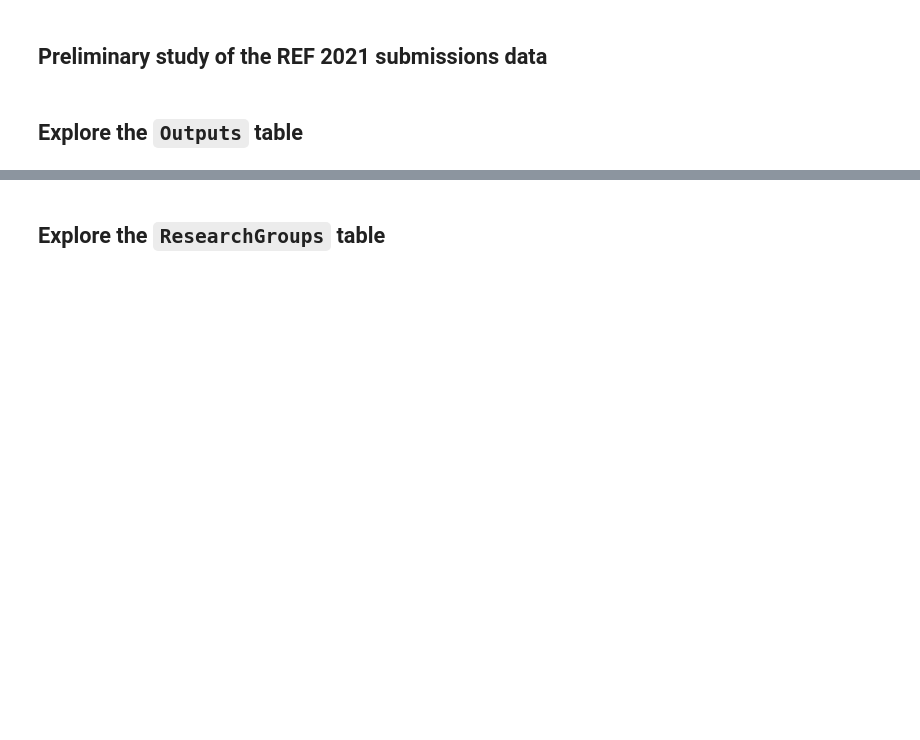
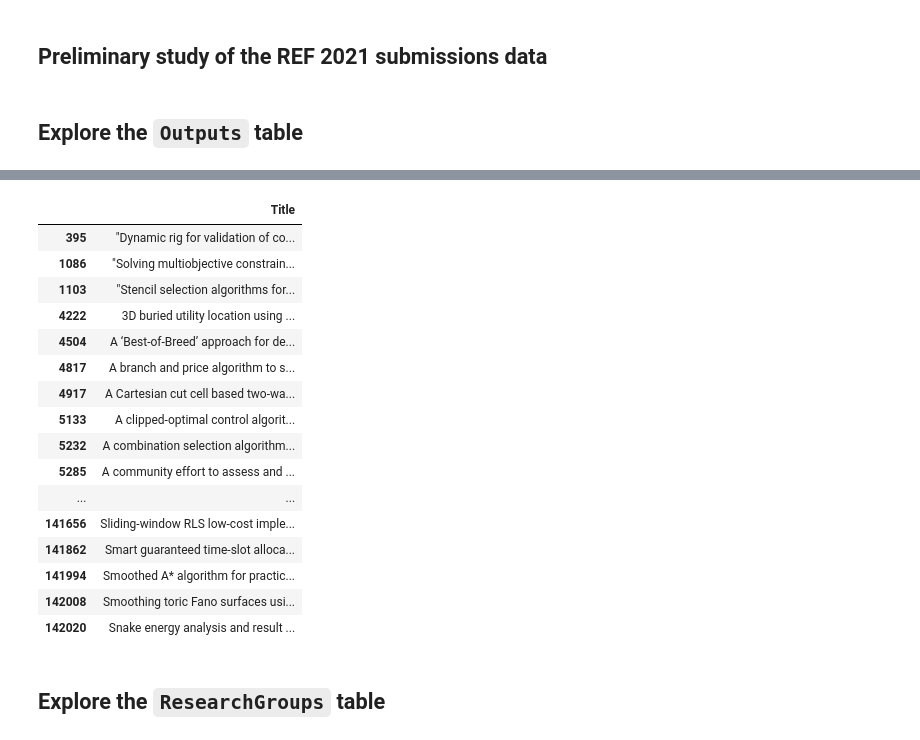
Before and after one commit to softwaresaved/ref-2021-analysis, a Jupyter notebook: notebooks/STUDY_data.ipynb, the cells around one changed output, grey strips where cells are left out. Drawn from its saved outputs; the diff is of its cells as text; code cells hidden in the pictures; blank space fills up the shorter version.

```diff
--- a/notebooks/STUDY_data.ipynb
+++ b/notebooks/STUDY_data.ipynb
@@ -122,3 +137,30 @@ University of the Arts, London                             Arts and humanities
+# %%
+text_of_interest = "algorithm"
+outputs_types = ["Journal article"]
+dset_to_print = dset[ dset[cb.COL_OUTPUT_TYPE_NAME].isin(outputs_types) &
+                      dset[cb.COL_OUTPUT_TITLE].str.contains(text_of_interest)
+                    ][cb.COL_OUTPUT_TITLE].to_frame().copy()
+
+dset_to_print = vis.align_left(dset_to_print)
+display(dset_to_print)
+# %% [output]
+|  | Title |
+| 395 | "Dynamic rig for validation of co... |
+| 1086 | "Solving multiobjective constrain... |
+| 1103 | "Stencil selection algorithms for... |
+| 4222 | 3D buried utility location using ... |
+| 4504 | A ‘Best-of-Breed’ approach for de... |
+| 4817 | A branch and price algorithm to s... |
+| 4917 | A Cartesian cut cell based two-wa... |
+| 5133 | A clipped-optimal control algorit... |
+| 5232 | A combination selection algorithm... |
+| 5285 | A community effort to assess and ... |
+| ... | ... |
+| 141656 | Sliding-window RLS low-cost imple... |
+| 141862 | Smart guaranteed time-slot alloca... |
+| 141994 | Smoothed A* algorithm for practic... |
+| 142008 | Smoothing toric Fano surfaces usi... |
+| 142020 | Snake energy analysis and result ... |
 # %% [markdown]
 ## Explore the `ResearchGroups` table
 # %%
```
Also changed, not shown: parts of 4 cells of this notebook, 4 other files.
